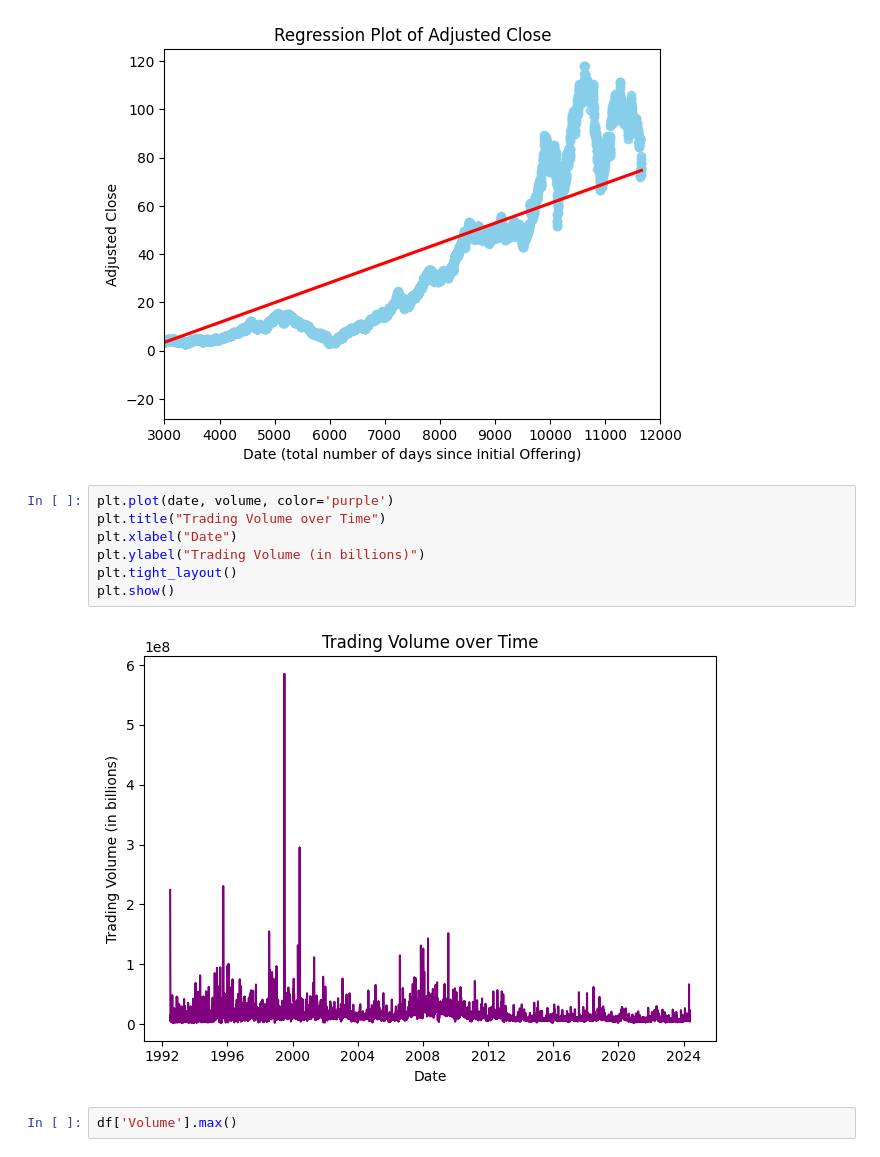
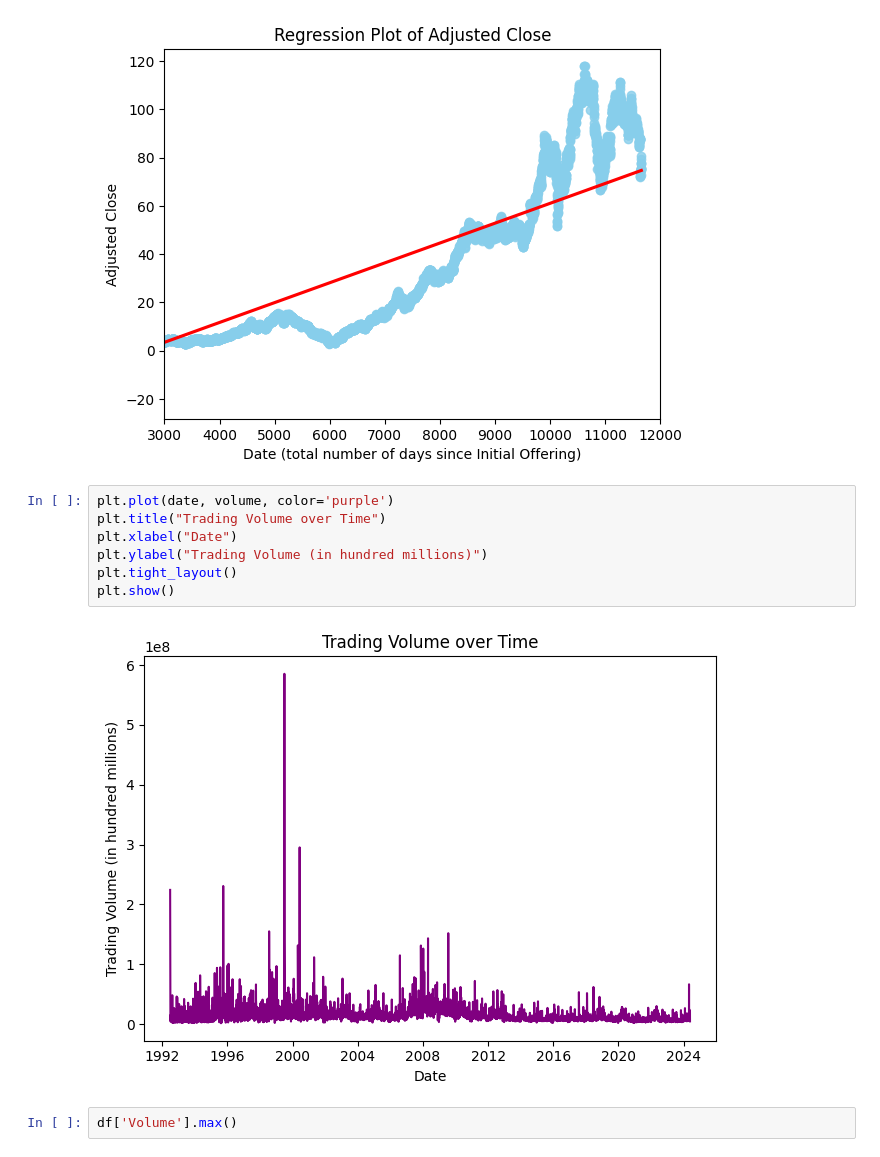
Before and after one commit to trevglenn/starbucks_stock_forecasting, a Jupyter notebook: EDA.ipynb, the cells around one changed output. Saved outputs shown, nothing was run; the diff lists cells and outputs as text.

```diff
--- a/EDA.ipynb
+++ b/EDA.ipynb
@@ -125,12 +125,12 @@ plt.show()
 # %%
 plt.plot(date, volume, color='purple')
 plt.title("Trading Volume over Time")
 plt.xlabel("Date")
-plt.ylabel("Trading Volume (in billions)")
+plt.ylabel("Trading Volume (in hundred millions)")
 plt.tight_layout()
 plt.show()
 # %% [output]
-[figure, old version]
+[figure, new version]
 # %%
 df['Volume'].max()
 # %% [output]
```
Also changed, not shown: parts of 2 cells of this notebook.
